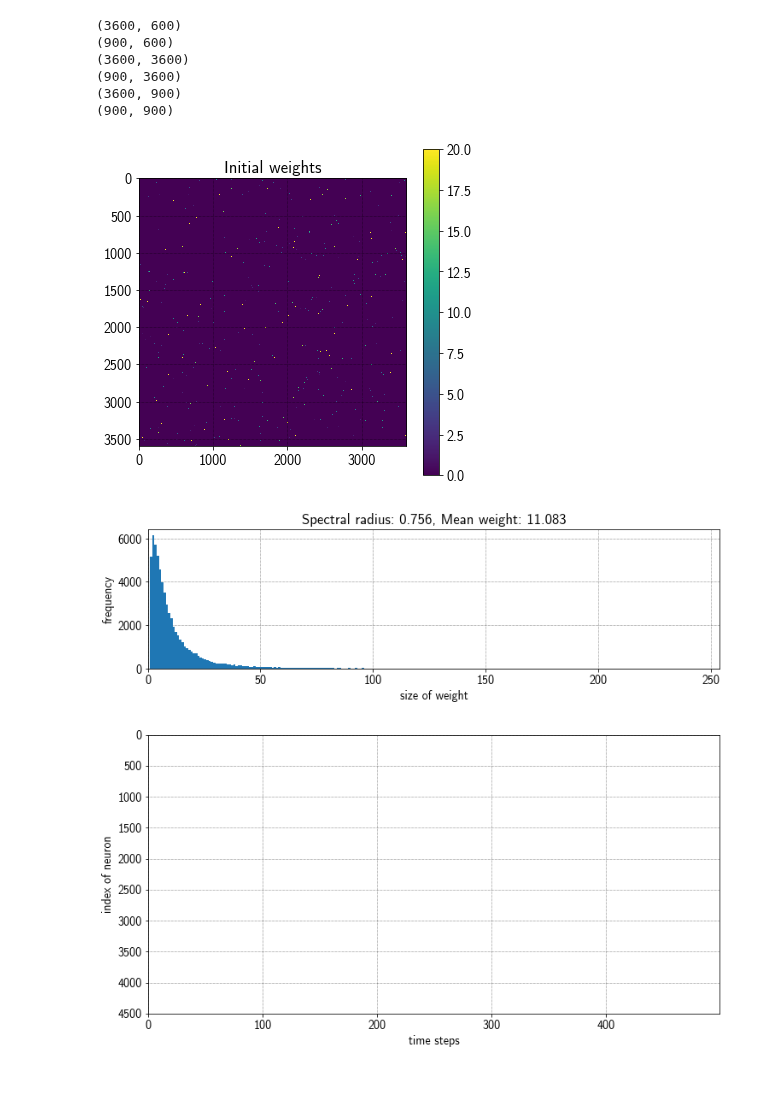
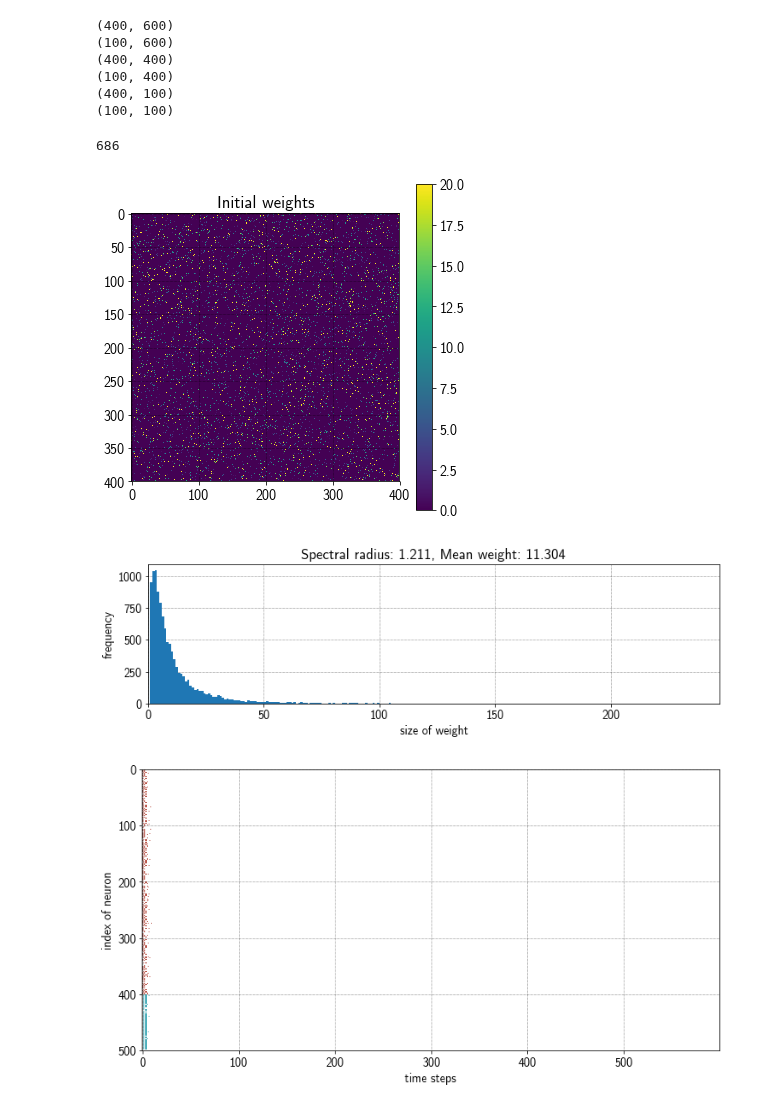
Before and after one commit to sagacitysite/pelenet, a Jupyter notebook: 01a_random-network.ipynb, the cells around one changed output. Saved outputs shown, nothing was run; the diff lists cells and outputs as text; code cells hidden in the pictures; blank space fills up the shorter version.

Commit message:
refactoring input in progress

```diff
--- a/01a_random-network.ipynb
+++ b/01a_random-network.ipynb
@@ -28,15 +28,20 @@ parameters = {
     'trials': 1,  # Number of trials
     'stepsPerTrial': 600,  # Number of simulation steps for every trial
     # Network
-    #'reservoirConnPerNeuron': 40,  # Number of connections per neuron
-    'reservoirConnProb': 0.005,  # Connection probability
+    'reservoirExSize': 400,
+    'reservoirConnPerNeuron': 35,  # Number of connections per neuron
+    'reservoirConnProb': None,  # Connection probability
     # Neurons
     'refractoryDelay': 2, # Refactory period
-    'voltageTau': 40,  # Voltage time constant
+    'voltageTau': 4,  # Voltage time constant
     'currentTau': 1,  # Current time constant
     'thresholdMant': 70,  # Spiking threshold for membrane potential
     # Input
-    'patchSize': 20,  # Edge size of input patch
+    'inputType': 'uniform',
+    'inputGenSpikeProb': 0.2,
+    'inputNumTargetNeurons': 50,
+    'inputNumGenerators': 10,
+    'inputSteps': 5,
     # Probes
     'isExSpikeProbe': True,  # Probe excitatory spikes
     'isInSpikeProbe': True  # Probe inhibitory spikes
@@ -85,26 +88,30 @@ print(np.shape(exp.net.initialWeights.exin))  # Connections from excitatory to i
 print(np.shape(exp.net.initialWeights.inex))  # Connections from inhibitory to excitatory neurons
 print(np.shape(exp.net.initialWeights.inin))  # Connections between inhibitory neurons
 # %% [output]
-(3600, 600)
-(900, 600)
-(3600, 3600)
-(900, 3600)
-(3600, 900)
-(900, 900)
+(400, 600)
+(100, 600)
+(400, 400)
+(100, 400)
+(400, 100)
+(100, 100)
+# %%
+np.sum(exp.net.exSpikeTrains)
+# %% [output]
+686
 # %%
 # Randomly created weights, used for the network simulation
 exp.net.plot.initialExWeightMatrix()
 # %% [output]
-[figure, old version]
+[figure, new version]
 # %%
 # Plot distribution of weights
 exp.net.plot.initialExWeightDistribution(figsize=(12,3))
 # %% [output]
-[figure, old version]
+[figure, new version]
 # %%
 # Plot spike trains of the excitatory (red) and inhibitory (blue) neurons
-exp.net.plot.reservoirSpikeTrain(figsize=(12,6), fr=50, to=550)
+exp.net.plot.reservoirSpikeTrain(figsize=(12,6))
 # %% [output]
-[figure, old version]
+[figure, new version]
 # %%
 # Plot firing rates of the excitatory (red) and inhibitory (blue) neurons
```
Also changed, not shown: parts of 3 cells of this notebook, 9 other files.
